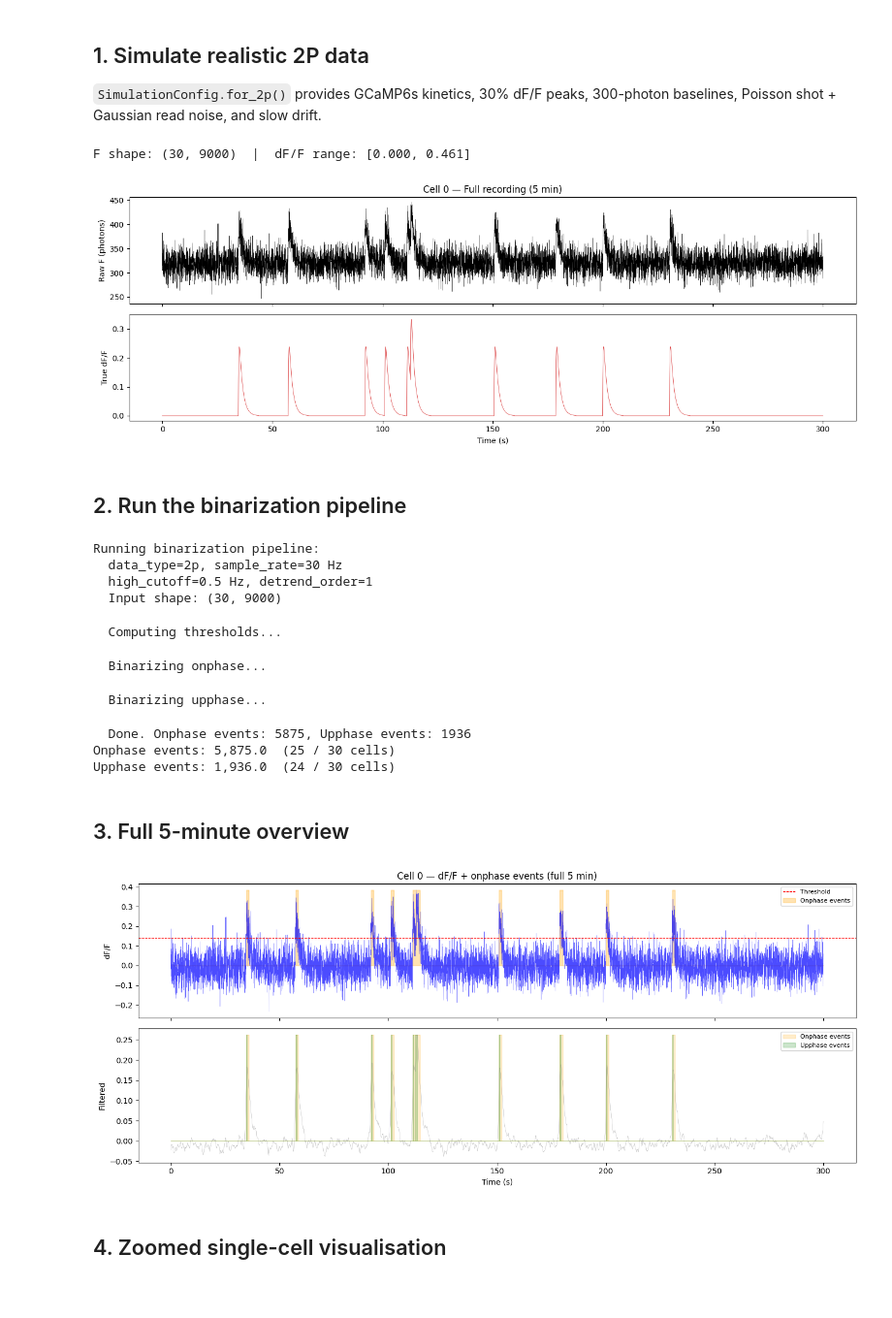
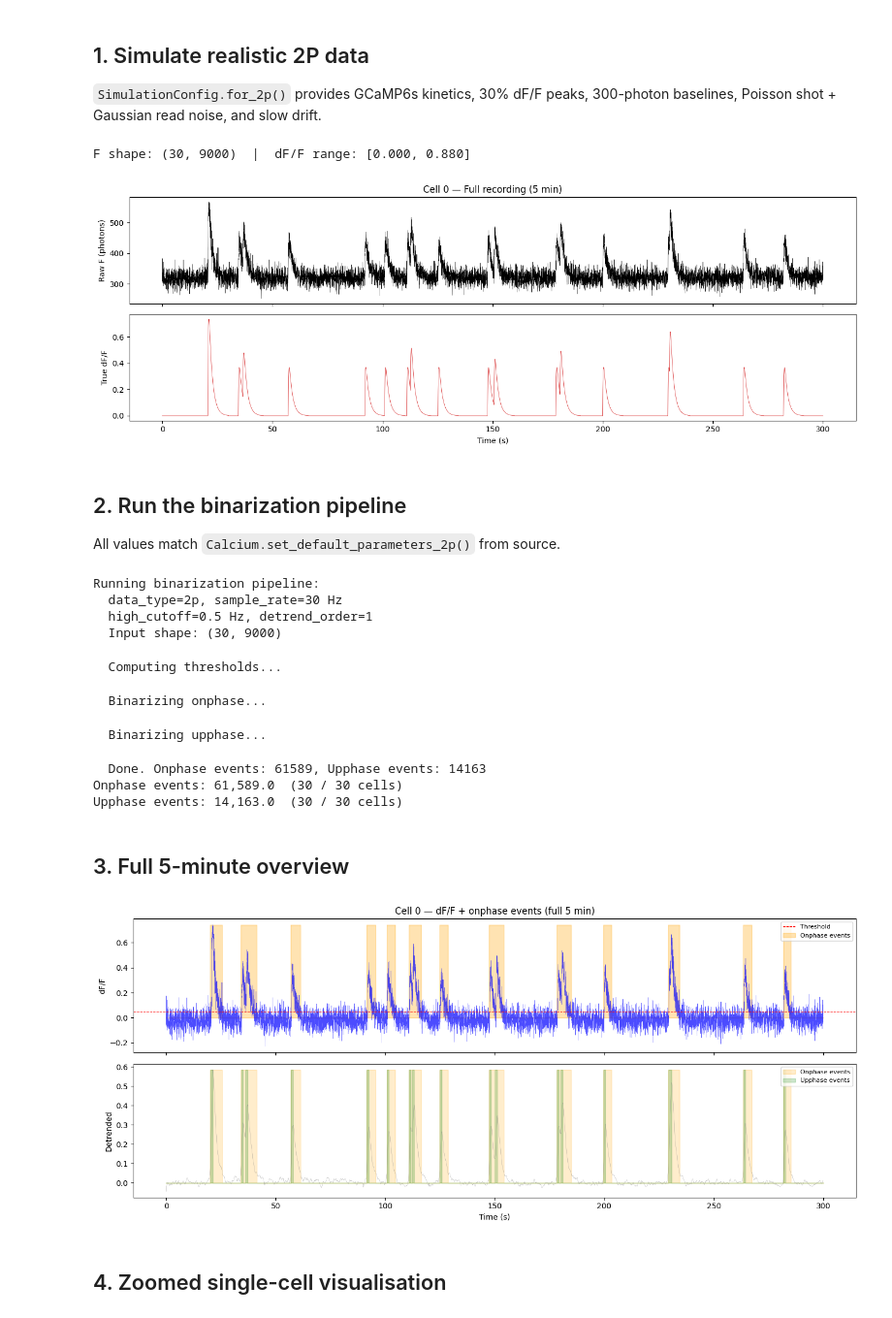
Before and after one commit to Ch3fUlrich/binarize2pcalcium, a Jupyter notebook: notebooks/2p_analysis.ipynb, the cells around one changed output. Shown at 97% size. Drawn from its saved outputs; the diff is of its cells as text; code cells hidden in the pictures.

```diff
--- a/notebooks/2p_analysis.ipynb
+++ b/notebooks/2p_analysis.ipynb
@@ -21,11 +21,11 @@ Setup complete.
 `SimulationConfig.for_2p()` provides GCaMP6s kinetics, 30% dF/F peaks,
 300-photon baselines, Poisson shot + Gaussian read noise, and slow drift.
 # %%
-cfg = SimulationConfig.for_2p()
+cfg = SimulationConfig.for_2p(amplitude_mean=0.50, event_rate=0.06)
 F_noisy, dff_true = simulate_calcium_data(cfg)
 print(f"F shape: {F_noisy.shape}  |  dF/F range: [{dff_true.min():.3f}, {dff_true.max():.3f}]")
 # %% [output]
-F shape: (30, 9000)  |  dF/F range: [0.000, 0.461]
+F shape: (30, 9000)  |  dF/F range: [0.000, 0.880]
 # %%
 cell_id = 0
 t = np.arange(cfg.n_timepoints) / cfg.sample_rate
@@ -36,19 +36,22 @@ ax2.plot(t, dff_true[cell_id], linewidth=0.5, color='C3')
 ax2.set_ylabel('True dF/F'); ax2.set_xlabel('Time (s)')
 plt.tight_layout(); plt.show()
 # %% [output]
-[figure, old version]
+[figure, new version]
 # %% [markdown]
 ## 2. Run the binarization pipeline
+
+All values match `Calcium.set_default_parameters_2p()` from source.
 # %%
 result = binarize(
     F_noisy,
     sample_rate=30,
     data_type='2p',
-    high_cutoff=0.5,               # 2P default from source
-    percentile_threshold=0.999,    # permissive enough for simulation
-    dff_min=0.05,
-    min_width_onphase=10,          # match simulated event width (~54 samples)
-    min_width_upphase=5,
+    high_cutoff=0.5,                # source default
+    percentile_threshold=0.99999,   # source default
+    dff_min=0.05,                   # source default
+    min_width_onphase=30,           # source default
+    min_width_upphase=10,           # source default
+    remove_ends=False,              # source default
     verbose=True,
 )
 
@@ -64,37 +67,37 @@ Running binarization pipeline:
   Computing thresholds...
   Binarizing onphase...
   Binarizing upphase...
-  Done. Onphase events: 5875, Upphase events: 1936
-Onphase events: 5,875.0  (25 / 30 cells)
-Upphase events: 1,936.0  (24 / 30 cells)
+  Done. Onphase events: 61589, Upphase events: 14163
+Onphase events: 61,589.0  (30 / 30 cells)
+Upphase events: 14,163.0  (30 / 30 cells)
 # %% [markdown]
 ## 3. Full 5-minute overview
 # %%
 cell_id = 0
 t = np.arange(result.F_raw.shape[1]) / cfg.sample_rate
 
 fig, (ax1, ax2) = plt.subplots(2, 1, figsize=(14, 6), sharex=True)
 
 ax1.plot(t, result.dff[cell_id], 'b', linewidth=0.3, alpha=0.7)
 ax1.axhline(y=result.thresholds[cell_id], color='r', linestyle='--', linewidth=0.8, label='Threshold')
 ymax = result.dff[cell_id].max()
 ax1.fill_between(t, 0, result.onphase[cell_id] * ymax,
                  alpha=0.3, color='orange', label='Onphase events')
 ax1.set_ylabel('dF/F'); ax1.set_title(f'Cell {cell_id} — dF/F + onphase events (full 5 min)')
 ax1.legend(fontsize=8, loc='upper right')
 
-ax2.plot(t, result.F_filtered[cell_id], 'gray', linewidth=0.3, alpha=0.7)
-ymax = result.F_filtered[cell_id].max()
+ax2.plot(t, result.F_detrended[cell_id], 'gray', linewidth=0.3, alpha=0.7)
+ymax = result.F_detrended[cell_id].max()
 ax2.fill_between(t, 0, result.onphase[cell_id] * ymax,
                  alpha=0.2, color='orange', label='Onphase events')
 ax2.fill_between(t, 0, result.upphase[cell_id] * ymax,
                  alpha=0.2, color='green', label='Upphase events')
-ax2.set_ylabel('Filtered'); ax2.set_xlabel('Time (s)')
+ax2.set_ylabel('Detrended'); ax2.set_xlabel('Time (s)')
 ax2.legend(fontsize=8, loc='upper right')
 
 plt.tight_layout(); plt.show()
 # %% [output]
-[figure, old version]
+[figure, new version]
 # %% [markdown]
 ## 4. Zoomed single-cell visualisation
 # %%
```
Also changed, not shown: parts of 2 cells of this notebook, 7 other files.
